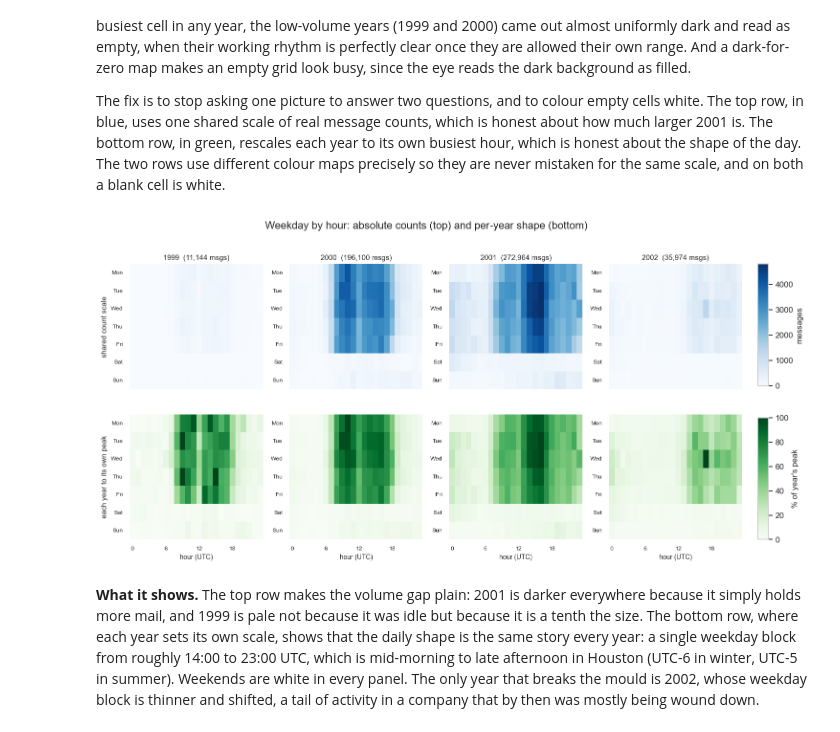
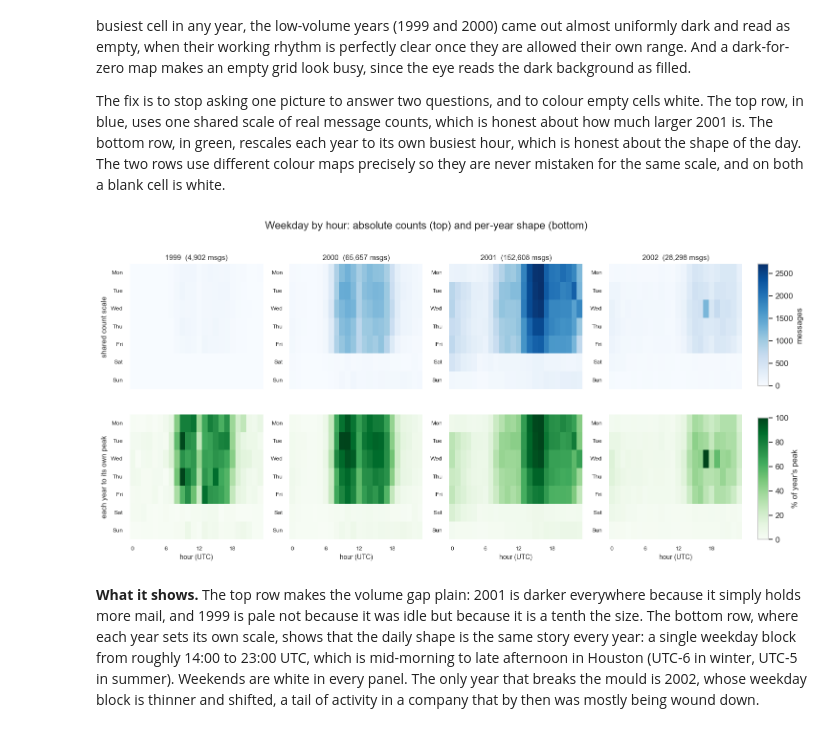
Before and after one commit to HardMax71/dm-lab-ss26-enron, a Jupyter notebook: eda-5/enron_eda_week4.ipynb, the cells around one changed output. Saved outputs shown, nothing was run; the diff lists cells and outputs as text; code cells hidden in the pictures.

```diff
--- a/eda-5/enron_eda_week4.ipynb
+++ b/eda-5/enron_eda_week4.ipynb
@@ -37,29 +46,29 @@ plt.rcParams["axes.labelsize"] = 11
 def find_root() -> Path:
     here = Path.cwd()
     for base in (here, *here.parents):
-        if (base / "eda-2" / "cache" / "rich_header_features.parquet").exists():
+        if (base / "eda-5" / "clean" / "messages_clean.parquet").exists():
             return base
-    raise FileNotFoundError("eda-2/cache not found above " + str(here))
+    raise FileNotFoundError("eda-5/clean not found above " + str(here))
 
 ROOT = find_root()
 PLOTS = ROOT / "eda-5" / "plots"
 PLOTS.mkdir(parents=True, exist_ok=True)
-CACHE = ROOT / "eda-2" / "cache"
+CLEAN = ROOT / "eda-5" / "clean"
 
-rich = pd.read_parquet(CACHE / "rich_header_features.parquet")
-headers = pd.read_parquet(CACHE / "headers.parquet")
-edges = pd.read_parquet(CACHE / "recipient_edges.parquet")
-body = pd.read_parquet(CACHE / "body_sample.parquet")
+# The cleaned, deduplicated dataset. One row per unique message / per delivery.
+msg = pd.read_parquet(CLEAN / "messages_clean.parquet")
+rcp = pd.read_parquet(CLEAN / "recipients_clean.parquet")
 
-rich_t = rich[rich["date_plausible"] & rich["date"].notna()].copy()
-rich_t["year"] = rich_t["date"].dt.year
-rich_t["weekday"] = rich_t["date"].dt.day_name()
-rich_t["hour"] = rich_t["date"].dt.hour
+# datable subset for the time-series and rhythm plots
+mt = msg[msg["date_plausible"] & msg["date"].notna()].copy()
+mt["year"] = mt["date"].dt.year
+mt["weekday"] = mt["date"].dt.day_name()
+mt["hour"] = mt["date"].dt.hour
 
-print(f"files (rows):     {len(rich):>9,}")
-print(f"datable rows:     {len(rich_t):>9,}  ({len(rich_t)/len(rich):.1%})")
-print(f"edge rows:        {len(edges):>9,}")
-print(f"body-sample rows: {len(body):>9,}")
+print(f"unique messages:  {len(msg):>9,}")
+print(f"datable messages: {len(mt):>9,}  ({len(mt)/len(msg):.1%})")
+print(f"recipient edges:  {len(rcp):>9,}")
+print(f"non-empty bodies: {int((msg['body_chars']>0).sum()):>9,}")
 
 # Collapse-timeline markers reused on the time-series plots below.
 EVENTS = [("2001-08-14", "Skilling quits"),
@@ -100,7 +109,7 @@ years_to_plot = [1999, 2000, 2001, 2002]
 
 counts = {}
 for y in years_to_plot:
-    sub = rich_t[rich_t["year"] == y]
+    sub = mt[mt["year"] == y]
     tab = (sub.groupby(["weekday", "hour"]).size()
               .unstack(fill_value=0).reindex(weekdays)
               .reindex(columns=range(24), fill_value=0))
@@ -120,34 +129,34 @@ for ax, y in zip(axes[0], years_to_plot):
     ax.set_yticks(np.arange(7) + 0.5)
     ax.set_yticklabels([w[:3] for w in weekdays], rotation=0, fontsize=8)
     ax.set_ylabel("")
 axes[0, 0].set_ylabel("shared count scale", fontsize=10)
 
 for ax, y in zip(axes[1], years_to_plot):
     t = counts[y].astype(float)
     peak = t.values.max()
     norm = t / peak * 100 if peak else t
     sns.heatmap(norm, ax=ax, cmap=cmap_bot, vmin=0, vmax=100, cbar=False, linewidths=0)
     ax.set_xticks(np.arange(0, 24, 6) + 0.5)
     ax.set_xticklabels(range(0, 24, 6), fontsize=8)
     ax.set_xlabel("hour (UTC)", fontsize=9)
     ax.set_yticks(np.arange(7) + 0.5)
     ax.set_yticklabels([w[:3] for w in weekdays], rotation=0, fontsize=8)
     ax.set_ylabel("")
 axes[1, 0].set_ylabel("each year to its own peak", fontsize=10)
 
 fig.subplots_adjust(right=0.9)
 cax1 = fig.add_axes([0.92, 0.54, 0.013, 0.34])
 fig.colorbar(plt.cm.ScalarMappable(cmap=cmap_top,
              norm=mpl.colors.Normalize(0, abs_vmax)), cax=cax1).set_label("messages")
 cax2 = fig.add_axes([0.92, 0.11, 0.013, 0.34])
 fig.colorbar(plt.cm.ScalarMappable(cmap=cmap_bot,
              norm=mpl.colors.Normalize(0, 100)), cax=cax2).set_label("% of year's peak")
 
 fig.suptitle("Weekday by hour: absolute counts (top) and per-year shape (bottom)", y=1.0)
 fig.savefig(PLOTS / "a1_weekday_hour_dual.png", dpi=140, bbox_inches="tight")
 plt.show()
 # %% [output]
-[figure, old version]
+[figure, new version]
 # %% [markdown]
 **What it shows.** The top row makes the volume gap plain: 2001 is darker
 everywhere because it simply holds more mail, and 1999 is pale not because it
```
Also changed, not shown: parts of 33 cells of this notebook, 14 other files.
